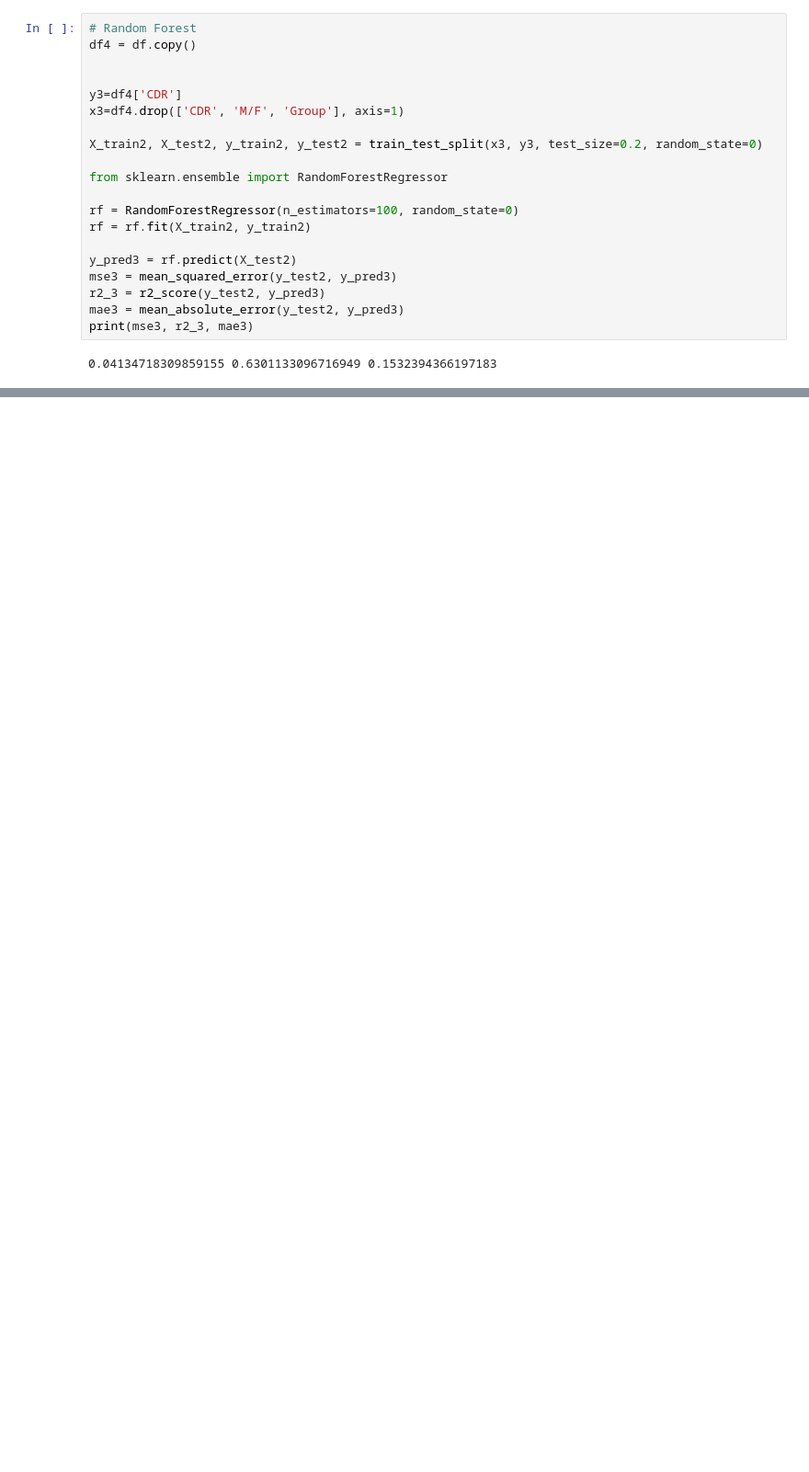
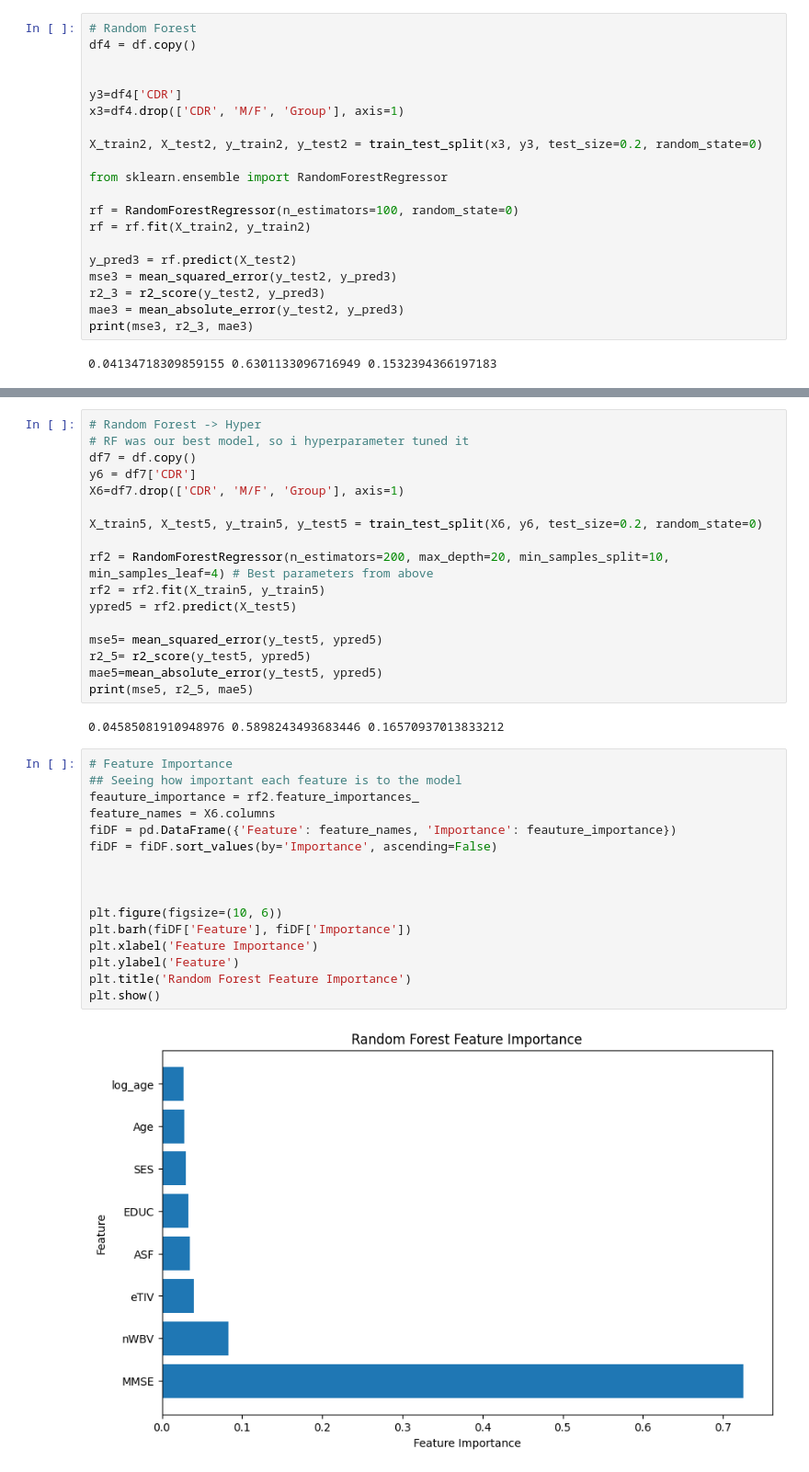
Before and after one commit to andrewresnick1/Alzheimers-STAT4188Project, a Jupyter notebook: finalproj.ipynb, the cells around one changed output, grey strips where cells are left out. Shown at 92% size. Saved outputs shown, nothing was run; the diff lists cells and outputs as text; blank space fills up the shorter version.

```diff
--- a/finalproj.ipynb
+++ b/finalproj.ipynb
@@ -240,0 +298,37 @@ dtype: int64
+# %%
+# Random Forest -> Hyper
+# RF was our best model, so i hyperparameter tuned it
+df7 = df.copy()
+y6 = df7['CDR']
+X6=df7.drop(['CDR', 'M/F', 'Group'], axis=1)
+
+X_train5, X_test5, y_train5, y_test5 = train_test_split(X6, y6, test_size=0.2, random_state=0)
+
+rf2 = RandomForestRegressor(n_estimators=200, max_depth=20, min_samples_split=10, min_samples_leaf=4) # Best parameters from above
+rf2 = rf2.fit(X_train5, y_train5)
+ypred5 = rf2.predict(X_test5)
+
+mse5= mean_squared_error(y_test5, ypred5)
+r2_5= r2_score(y_test5, ypred5)
+mae5=mean_absolute_error(y_test5, ypred5)
+print(mse5, r2_5, mae5)
+# %% [output]
+0.04585081910948976 0.5898243493683446 0.16570937013833212
+# %%
+# Feature Importance
+## Seeing how important each feature is to the model
+feauture_importance = rf2.feature_importances_
+feature_names = X6.columns
+fiDF = pd.DataFrame({'Feature': feature_names, 'Importance': feauture_importance})
+fiDF = fiDF.sort_values(by='Importance', ascending=False)
+
+
+
+plt.figure(figsize=(10, 6))
+plt.barh(fiDF['Feature'], fiDF['Importance'])
+plt.xlabel('Feature Importance')
+plt.ylabel('Feature')
+plt.title('Random Forest Feature Importance')
+plt.show()
+# %% [output]
+[figure, added]
```
Also changed, not shown: parts of 7 cells of this notebook.
